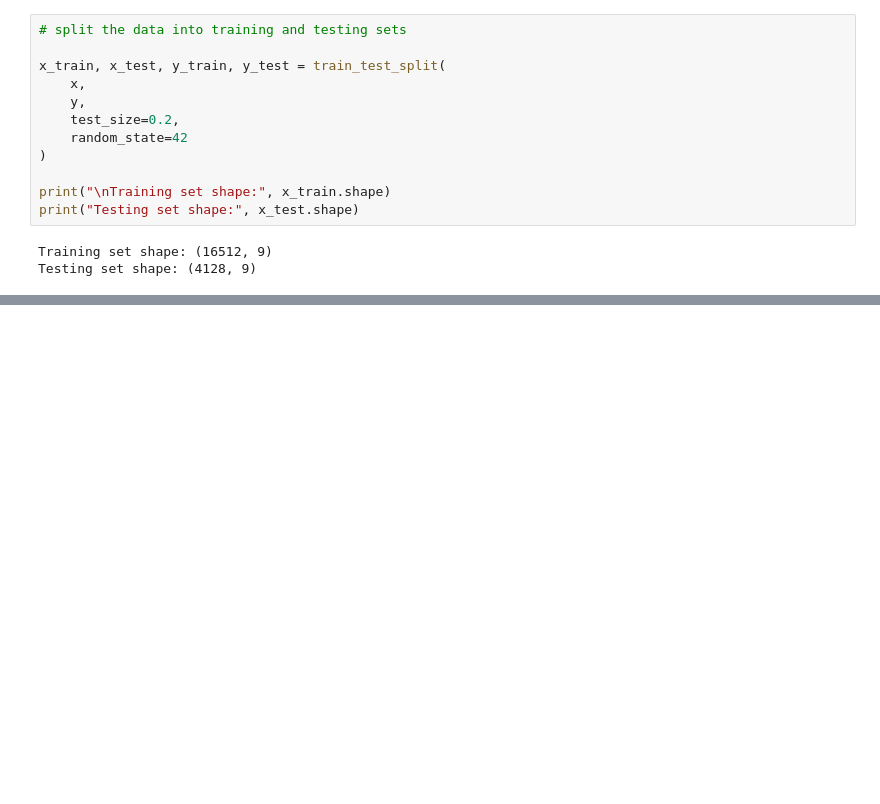
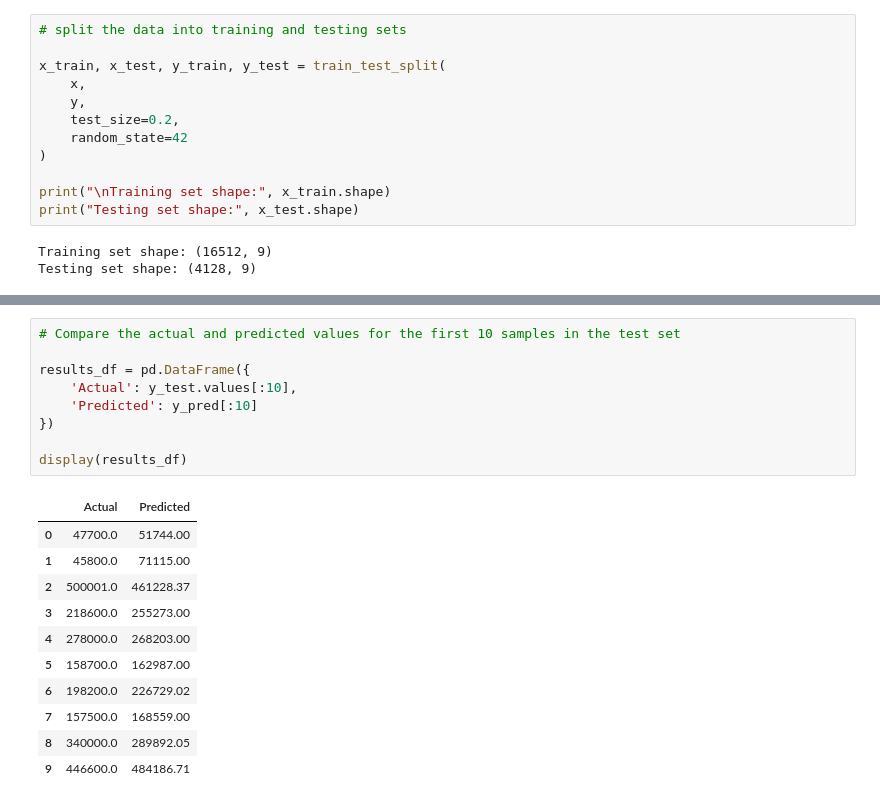
Before and after one commit to khing-fm/Data_Science, a Jupyter notebook: machine_learning-try.ipynb, the cells around one changed output, grey strips where cells are left out. Cells and saved outputs as stored; diff of their text form; blank space fills up the shorter version.

```diff
--- a/machine_learning-try.ipynb
+++ b/machine_learning-try.ipynb
@@ -131,0 +230,21 @@ Testing set shape: (4128, 9)
+# %%
+# Compare the actual and predicted values for the first 10 samples in the test set
+
+results_df = pd.DataFrame({
+    'Actual': y_test.values[:10],
+    'Predicted': y_pred[:10]
+})
+
+display(results_df)
+# %% [output]
+|  | Actual | Predicted |
+| 0 | 47700.0 | 51744.00 |
+| 1 | 45800.0 | 71115.00 |
+| 2 | 500001.0 | 461228.37 |
+| 3 | 218600.0 | 255273.00 |
+| 4 | 278000.0 | 268203.00 |
+| 5 | 158700.0 | 162987.00 |
+| 6 | 198200.0 | 226729.02 |
+| 7 | 157500.0 | 168559.00 |
+| 8 | 340000.0 | 289892.05 |
+| 9 | 446600.0 | 484186.71 |
```
Also changed, not shown: parts of 11 cells of this notebook.
